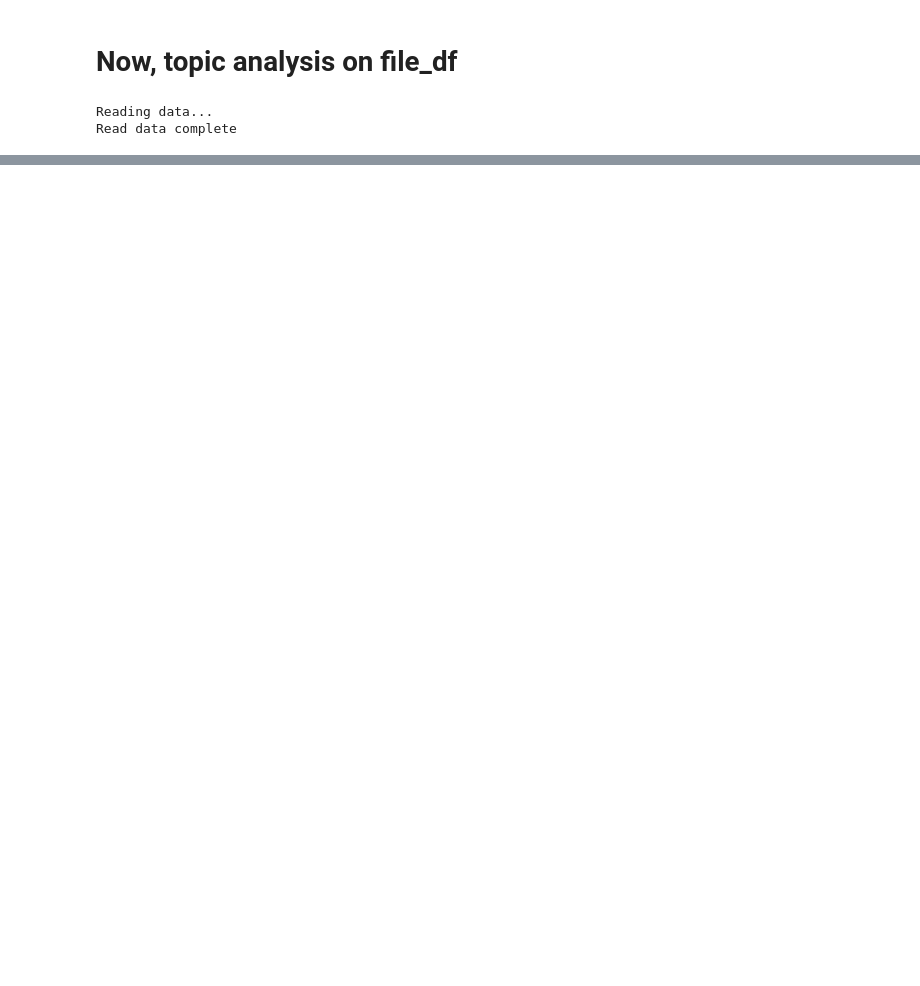
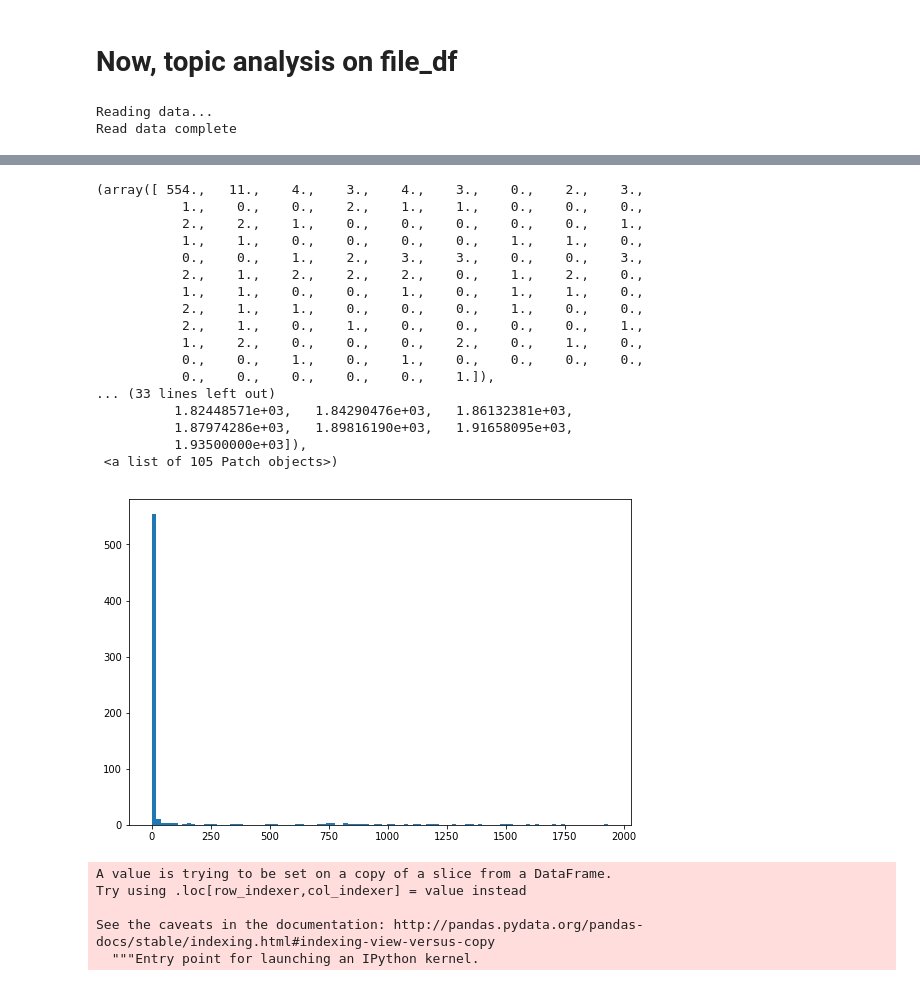
Before and after one commit to TalhaGhaffar/Data-Analytics, a Jupyter notebook: file_info_analysis.ipynb, the cells around one changed output, grey strips where cells are left out. Cells and saved outputs as stored; diff of their text form; code cells hidden in the pictures; blank space fills up the shorter version.

```diff
--- a/file_info_analysis.ipynb
+++ b/file_info_analysis.ipynb
@@ -674,0 +794,7 @@ def apply_topic_analysis(doc_set, saved_model_name, num_topics=10):
+# %%
+ per_user_spams = email_emp_df[email_emp_df['content_x'].str.contains("prince") &
+              email_emp_df['content_x'].str.contains("ahmose") &
+              email_emp_df['content_x'].str.contains("ankh")].groupby(['user']).size()
+# %%
+per_user_spams = pd.DataFrame(per_user_spams, columns=['pus'])
+per_user_spams.head()
@@ -674,0 +809,22 @@ def apply_topic_analysis(doc_set, saved_model_name, num_topics=10):
+# %%
+plt.figure(figsize = (9,6))
+plt.hist(per_user_spams["pus"], bins=int(len(np.unique(per_user_spams["pus"]))))
+# %% [output]
+(array([ 554.,   11.,    4.,    3.,    4.,    3.,    0.,    2.,    3.,
+           1.,    0.,    0.,    2.,    1.,    1.,    0.,    0.,    0.,
+           2.,    2.,    1.,    0.,    0.,    0.,    0.,    0.,    1.,
+           1.,    1.,    0.,    0.,    0.,    0.,    1.,    1.,    0.,
+           0.,    0.,    1.,    2.,    3.,    3.,    0.,    0.,    3.,
+           2.,    1.,    2.,    2.,    2.,    0.,    1.,    2.,    0.,
+           1.,    1.,    0.,    0.,    1.,    0.,    1.,    1.,    0.,
+           2.,    1.,    1.,    0.,    0.,    0.,    1.,    0.,    0.,
+           2.,    1.,    0.,    1.,    0.,    0.,    0.,    0.,    1.,
+           1.,    2.,    0.,    0.,    0.,    2.,    0.,    1.,    0.,
+           0.,    0.,    1.,    0.,    1.,    0.,    0.,    0.,    0.,
+           0.,    0.,    0.,    0.,    0.,    1.]),
+... (33 lines left out)
+          1.82448571e+03,   1.84290476e+03,   1.86132381e+03,
+          1.87974286e+03,   1.89816190e+03,   1.91658095e+03,
+          1.93500000e+03]),
+ <a list of 105 Patch objects>)
+[figure, added]
@@ -674,0 +834,8 @@ def apply_topic_analysis(doc_set, saved_model_name, num_topics=10):
+# %%
+is_spam_emails['date'] = pd.to_datetime(is_spam_emails['date'])
+# %% [output]
+A value is trying to be set on a copy of a slice from a DataFrame.
+Try using .loc[row_indexer,col_indexer] = value instead
+
+See the caveats in the documentation: http://pandas.pydata.org/pandas-docs/stable/indexing.html#indexing-view-versus-copy
+  """Entry point for launching an IPython kernel.
```
Also changed, not shown: parts of 49 cells of this notebook.
